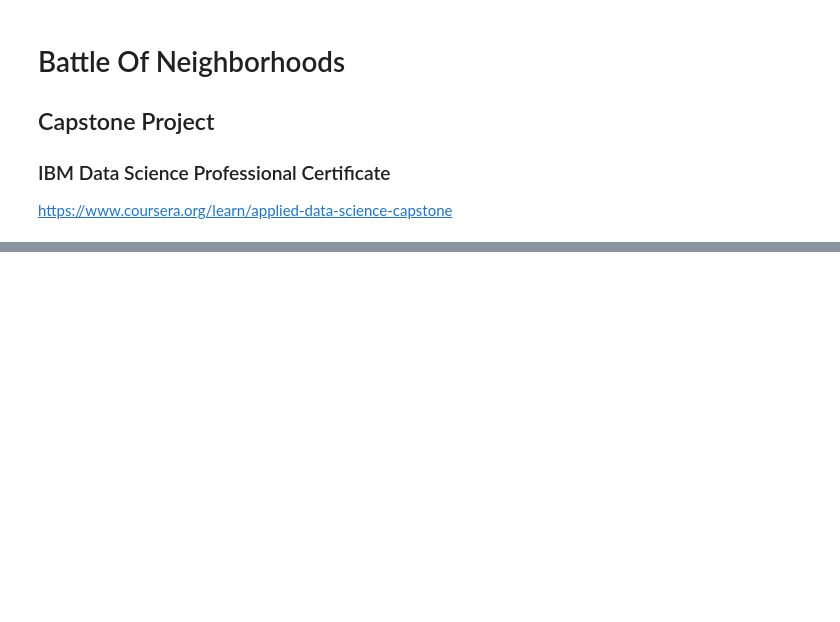
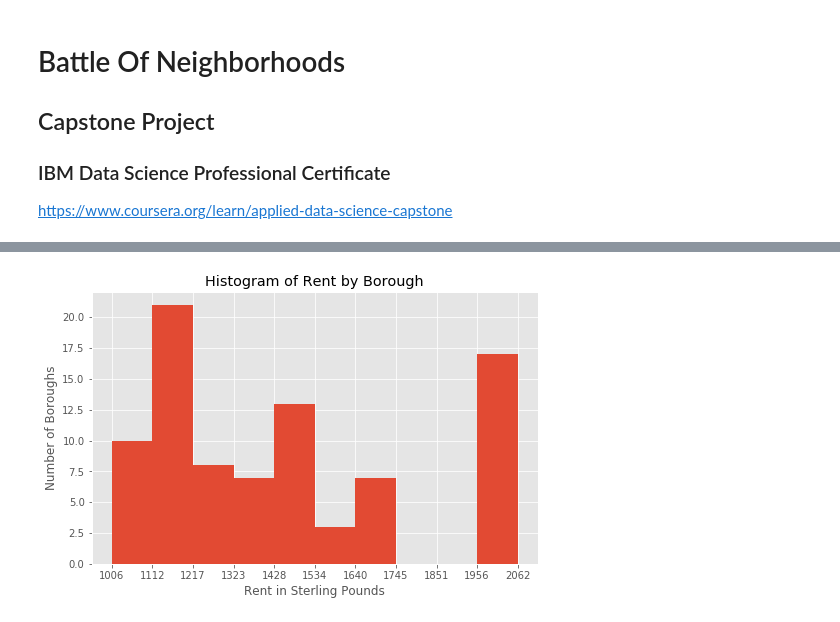
Before and after one commit to DAndresSanchez/Optimal_Location_London, a Jupyter notebook: BattleOfNeighborhoods.ipynb, the cells around one changed output, grey strips where cells are left out. Drawn from its saved outputs; the diff is of its cells as text; code cells hidden in the pictures; blank space fills up the shorter version.

```diff
--- a/BattleOfNeighborhoods.ipynb
+++ b/BattleOfNeighborhoods.ipynb
@@ -24,0 +554,4 @@ The accomodation must be located close to Middlesex University. Foursquare data
+# %%
+dataframe_filtered['postalCode'] = dataframe_filtered['postalCode'].str.split(" ", n = 1, expand = True)[0]
+df_cafes = dataframe_filtered.groupby('postalCode').count()['name']
+df_cafes
@@ -24,0 +576,4 @@ The accomodation must be located close to Middlesex University. Foursquare data
+# %%
+df_rents_2 = df_rents.merge(df_cafes, how='left', left_on='Region', right_on='postalCode').fillna(0)
+df_rents_2 = df_rents_2.rename(columns={"name": "Cafes"})
+df_rents_2
@@ -24,0 +594,4 @@ The accomodation must be located close to Middlesex University. Foursquare data
+# %%
+df_rents_3 = df_rents_2.merge(df_shops, how='left', left_on='Region', right_on='postalCode').fillna(0)
+df_rents_3 = df_rents_3.rename(columns={"name": "Shops"})
+df_rents_3
@@ -24,0 +612,15 @@ The accomodation must be located close to Middlesex University. Foursquare data
+# %%
+df = df_rents_3
+# %%
+# Histogram of Rent by borough
+count, bin_edges = np.histogram(df['Rent'])
+
+df['Rent'].plot(kind='hist', figsize=(8, 5), xticks=bin_edges)
+
+plt.title('Histogram of Rent by Borough')
+plt.ylabel('Number of Boroughs')
+plt.xlabel('Rent in Sterling Pounds')
+
+plt.show()
+# %% [output]
+[figure, added]
```
Also changed, not shown: parts of 72 cells of this notebook.
